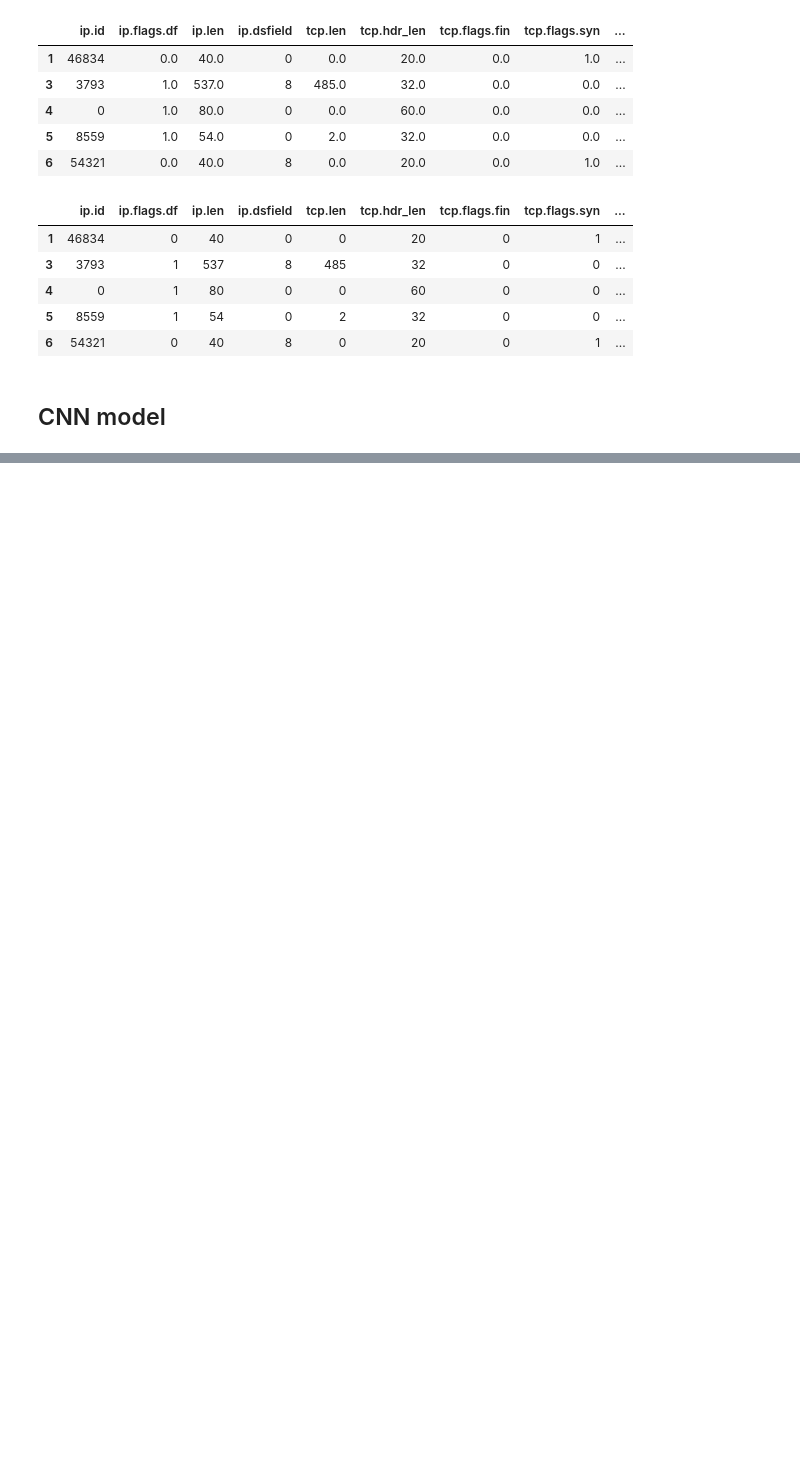
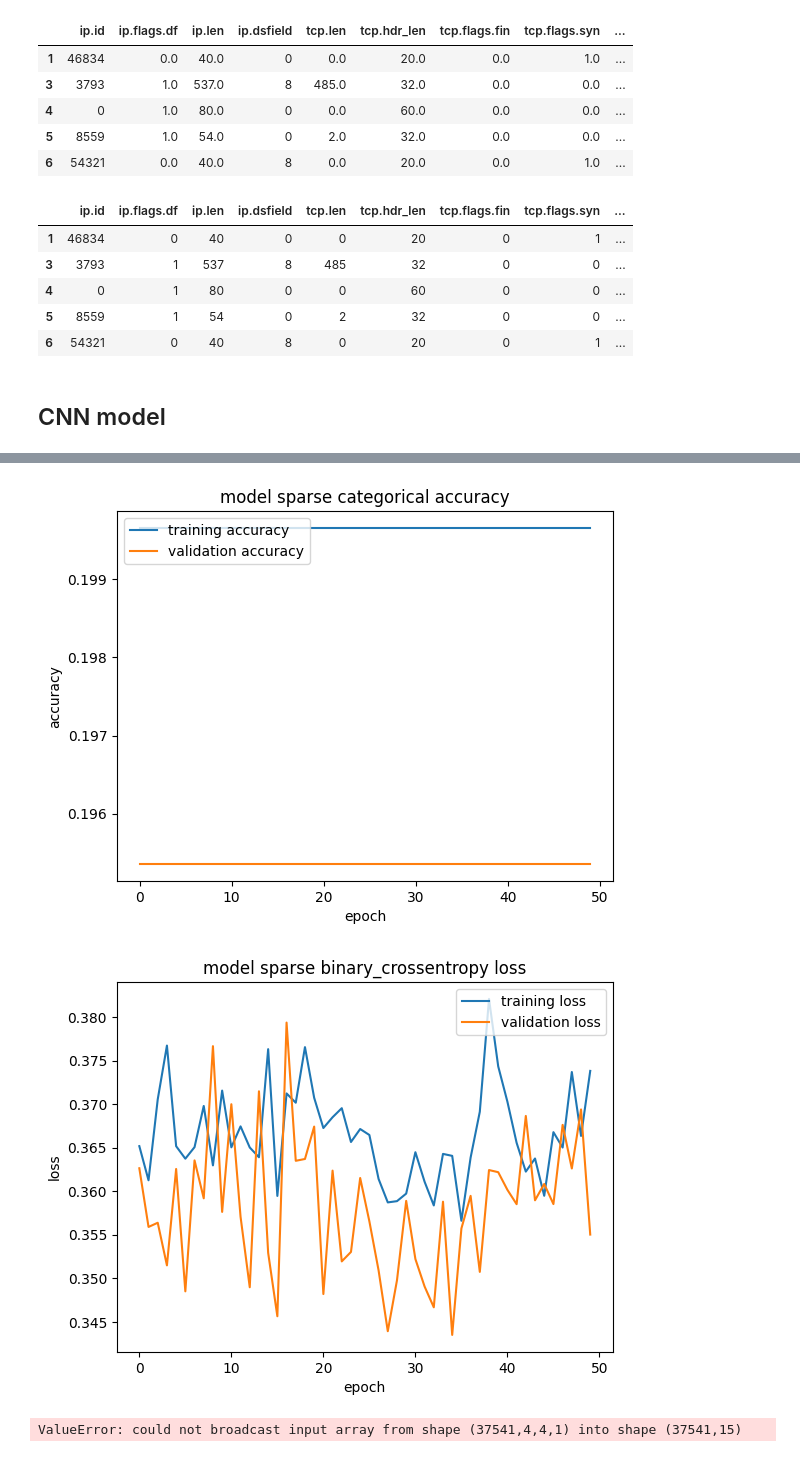
Before and after one commit to K-Bielecka/Port-scan-detection-using-NN-SPZC, a Jupyter notebook: AB-TRAP_model/train_model.ipynb, the cells around one changed output, grey strips where cells are left out. Saved outputs shown, nothing was run; the diff lists cells and outputs as text; code cells hidden in the pictures; blank space fills up the shorter version.

Commit message:
ab trap working CNN model

```diff
--- a/AB-TRAP_model/train_model.ipynb
+++ b/AB-TRAP_model/train_model.ipynb
@@ -670,0 +405,6 @@ Index(['ip.id', 'ip.flags.df', 'ip.len', 'ip.dsfield', 'tcp.len',
+# %%
+from sklearn.model_selection import train_test_split
+
+X_train, X_test, y_train, y_test = train_test_split( X, y, test_size=0.33, random_state=42)
+# %%
+X_train = reshape_dataset_cnn(X_train)
@@ -670,0 +424,4 @@ Index(['ip.id', 'ip.flags.df', 'ip.len', 'ip.dsfield', 'tcp.len',
+# %%
+# Training
+logging.info("*** TRAINING START ***")
+history = model.fit(X_train, y_train, validation_split=0.2, epochs=50, batch_size=1024, verbose=3)
@@ -670,0 +449,24 @@ Index(['ip.id', 'ip.flags.df', 'ip.len', 'ip.dsfield', 'tcp.len',
+# %%
+def plot_history(history: tf.keras.callbacks.History):
+    # summarize history for accuracy
+    plt.plot(history.history['binary_accuracy'])
+    plt.plot(history.history['val_binary_accuracy'])
+    plt.title('model sparse categorical accuracy')
+    plt.ylabel('accuracy')
+    plt.xlabel('epoch')
+    plt.legend(['training accuracy', 'validation accuracy'], loc='upper left')
+    plt.show()
+
+    # summarize history for loss
+    plt.plot(history.history['loss'])
+    plt.plot(history.history['val_loss'])
+    plt.title('model sparse binary_crossentropy loss')
+    plt.ylabel('loss')
+    plt.xlabel('epoch')
+    plt.legend(['training loss', 'validation loss'], loc='upper right')
+    plt.show()
+# %%
+plot_history(history)
+# %% [output]
+[figure, added]
+[figure, added]
@@ -670,0 +475,4 @@ Index(['ip.id', 'ip.flags.df', 'ip.len', 'ip.dsfield', 'tcp.len',
+# %%
+X_test = reshape_dataset_cnn(X_test)
+# %% [output]
+ValueError: could not broadcast input array from shape (37541,4,4,1) into shape (37541,15)
```
Also changed, not shown: parts of 63 cells of this notebook.
